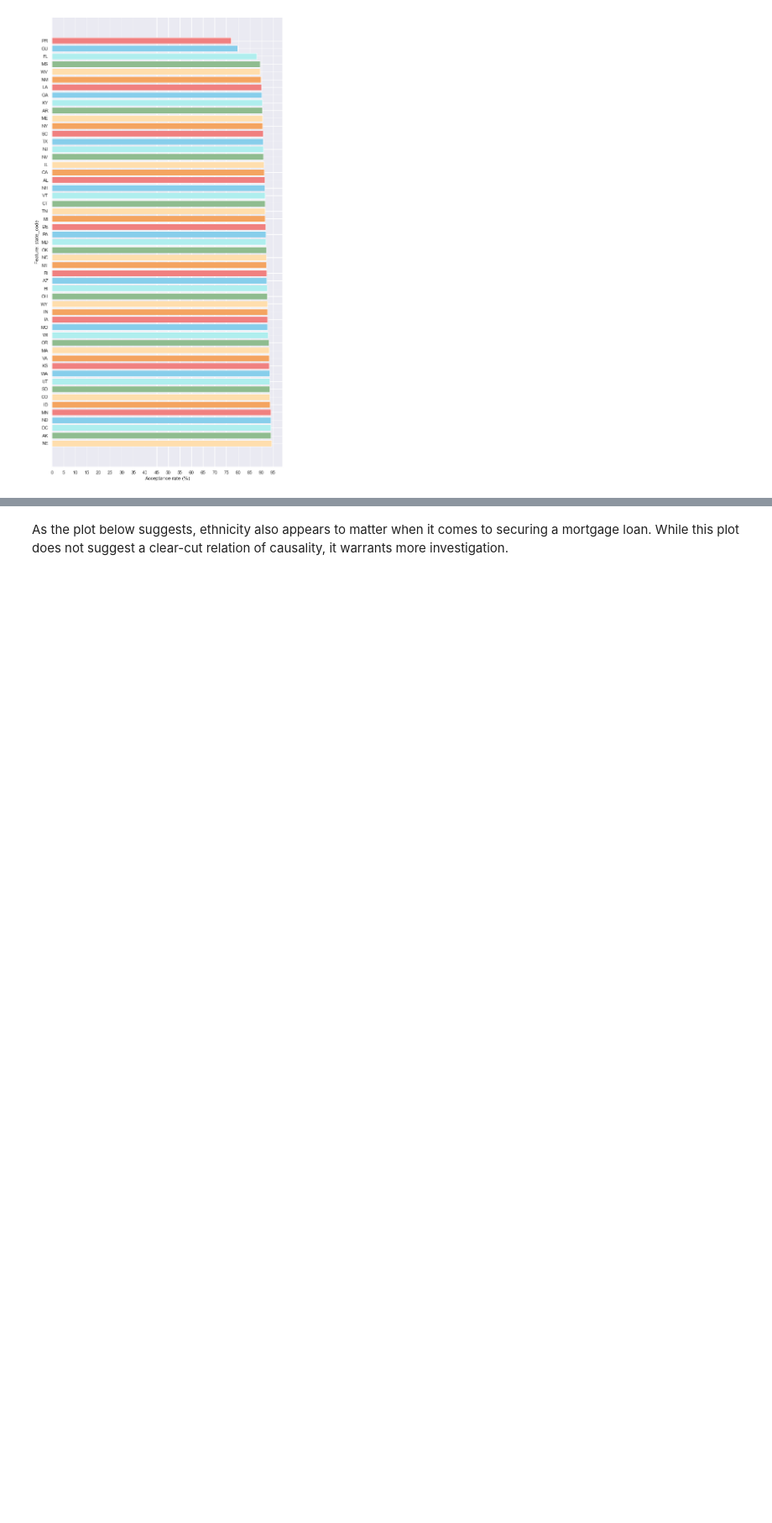
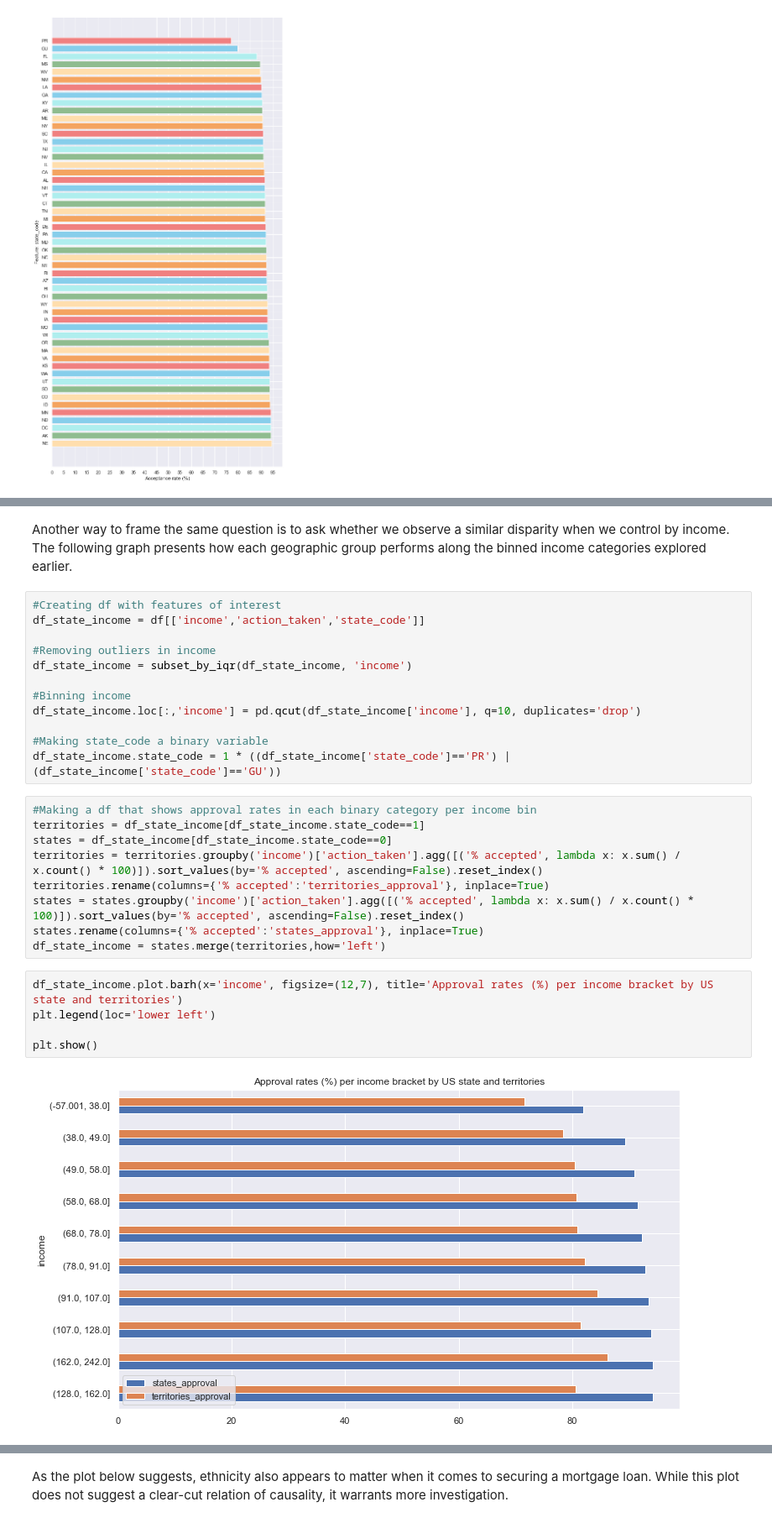
Before and after one commit to ajgmolina/ML-for-HMDA-mortgage-loan-data, a Jupyter notebook: EDA.ipynb, the cells around one changed output, grey strips where cells are left out. Shown: that part at 84% size. Drawn from its saved outputs; the diff is of its cells as text; blank space fills up the shorter version.

```diff
--- a/EDA.ipynb
+++ b/EDA.ipynb
@@ -267,0 +321,30 @@ plot_feature_acceptance('state_code', x_s=10, y_s=20)
+# %% [markdown]
+Another way to frame the same question is to ask whether we observe a similar disparity when we control by income. The following graph presents how each geographic group performs along the binned income categories explored earlier.
+# %%
+#Creating df with features of interest
+df_state_income = df[['income','action_taken','state_code']]
+
+#Removing outliers in income
+df_state_income = subset_by_iqr(df_state_income, 'income')
+
+#Binning income
+df_state_income.loc[:,'income'] = pd.qcut(df_state_income['income'], q=10, duplicates='drop')
+
+#Making state_code a binary variable
+df_state_income.state_code = 1 * ((df_state_income['state_code']=='PR') | (df_state_income['state_code']=='GU'))
+# %%
+#Making a df that shows approval rates in each binary category per income bin
+territories = df_state_income[df_state_income.state_code==1]
+states = df_state_income[df_state_income.state_code==0]
+territories = territories.groupby('income')['action_taken'].agg([('% accepted', lambda x: x.sum() / x.count() * 100)]).sort_values(by='% accepted', ascending=False).reset_index()
+territories.rename(columns={'% accepted':'territories_approval'}, inplace=True)
+states = states.groupby('income')['action_taken'].agg([('% accepted', lambda x: x.sum() / x.count() * 100)]).sort_values(by='% accepted', ascending=False).reset_index()
+states.rename(columns={'% accepted':'states_approval'}, inplace=True)
+df_state_income = states.merge(territories,how='left')
+# %%
+df_state_income.plot.barh(x='income', figsize=(12,7), title='Approval rates (%) per income bracket by US state and territories')
+plt.legend(loc='lower left')
+
+plt.show()
+# %% [output]
+[figure, added]
```
Also changed, not shown: parts of 16 cells of this notebook.
